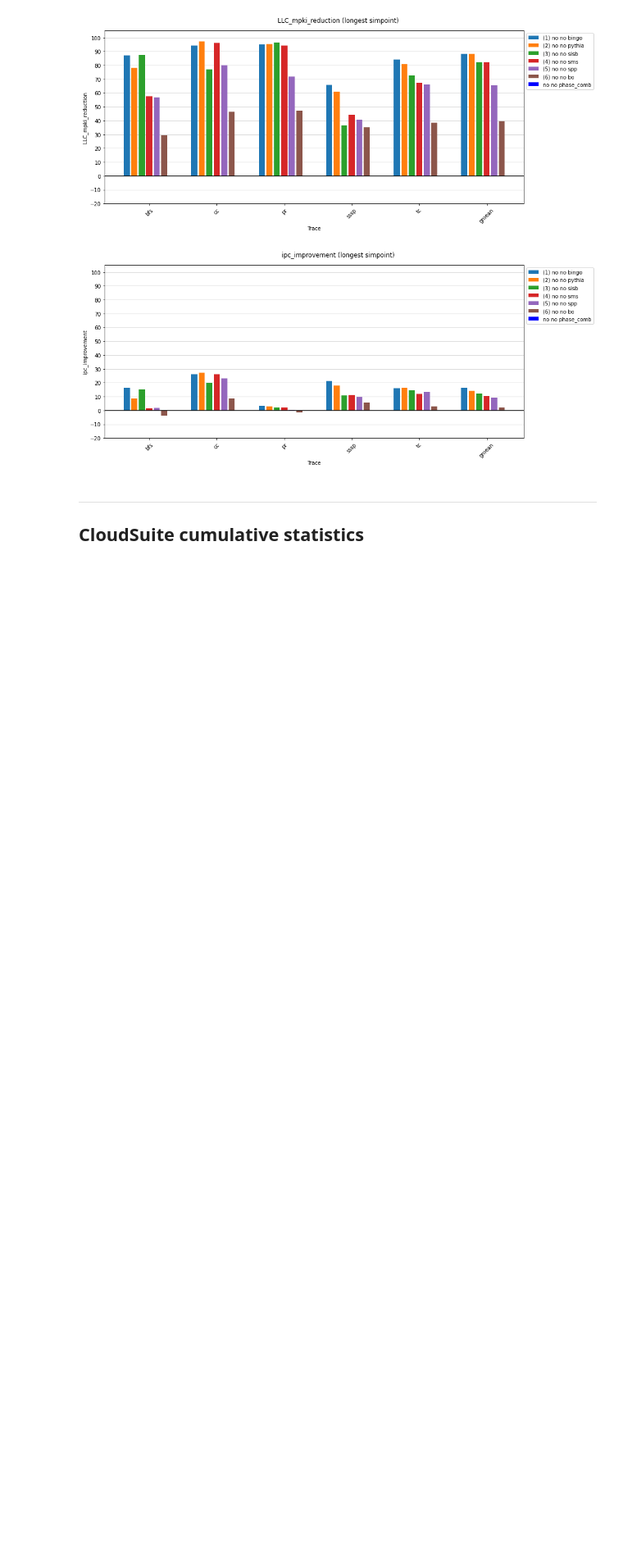
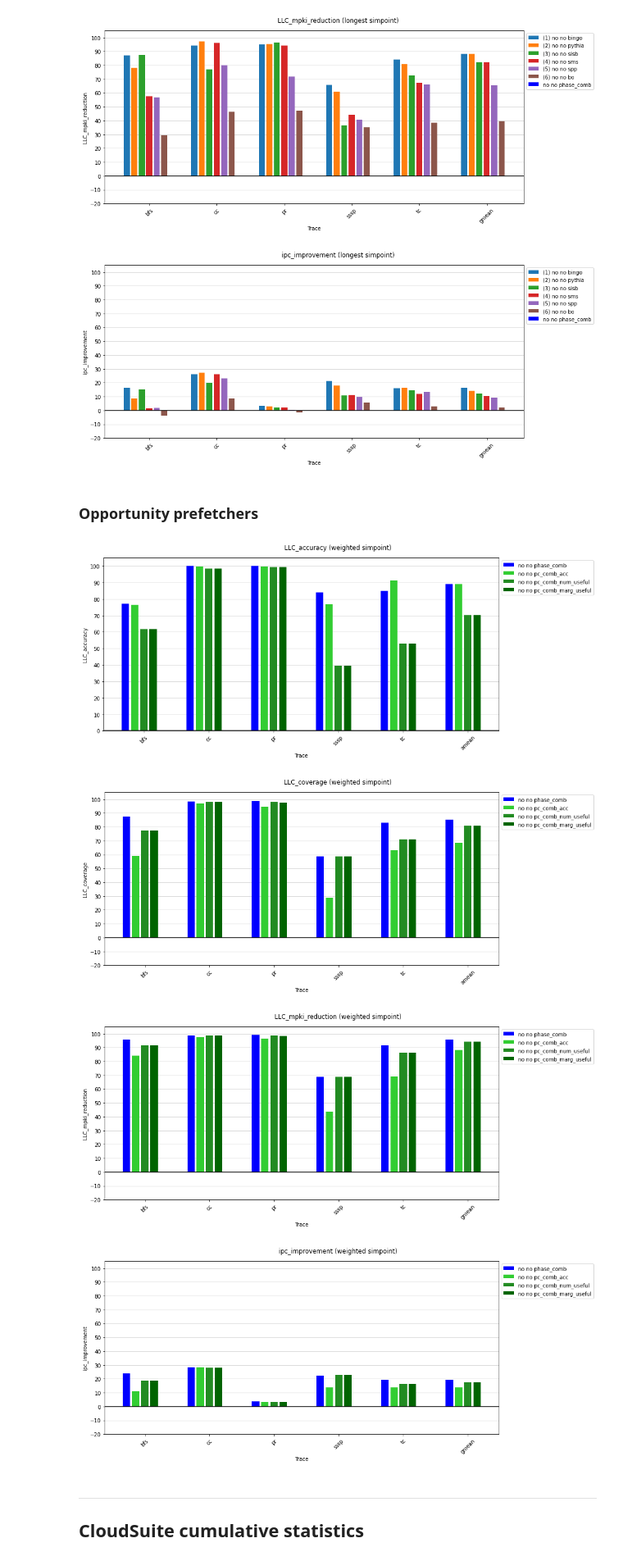
Before and after one commit to cmolder/prefetcher-zoo-analysis, a Jupyter notebook: 20220327-zoo-stats.ipynb, the cells around one changed output. Shown: that part at 82% size. Drawn from its saved outputs; the diff is of its cells as text; code cells hidden in the pictures; blank space fills up the shorter version.

Commit message:
Added GAP opportunity

```diff
--- a/20220327-zoo-stats.ipynb
+++ b/20220327-zoo-stats.ipynb
@@ -341,6 +358,43 @@ plt.savefig('plots/zoo-stats/ipc_improvement_single_gap.pdf')
 # %% [output]
 [figure]
 [figure]
+# %% [markdown]
+### Opportunity prefetchers
+# %%
+dpi = None
+
+# Accuracy
+plot_cumulative_statistics(df, weights, metric='LLC_accuracy', method='weighted',
+                           prefetchers=[],
+                           benchmarks=utils.gap,
+                           ymin=0, ymax=105, dpi=dpi)
+plt.savefig('plots/zoo-stats/accuracy_opportunity_gap.pdf')
+
+# Coverage
+plot_cumulative_statistics(df, weights, metric='LLC_coverage', method='weighted',
+                           prefetchers=[],
+                           benchmarks=utils.gap,
+                           ymin=-20, ymax=105, dpi=dpi)
+plt.savefig('plots/zoo-stats/coverage_opportunity_gap.pdf')
+
+# MPKI reduction
+plot_cumulative_statistics(df, weights, metric='LLC_mpki_reduction', method='weighted',
+                           prefetchers=[],
+                           benchmarks=utils.gap,
+                           ymin=-20, ymax=105, dpi=dpi)
+plt.savefig('plots/zoo-stats/mpki_reduction_opportunity_gap.pdf')
+
+# IPC improvement
+plot_cumulative_statistics(df, weights, metric='ipc_improvement', method='weighted',
+                           prefetchers=[],
+                           benchmarks=utils.gap,
+                           ymin=-20, ymax=105, dpi=dpi)
+plt.savefig('plots/zoo-stats/ipc_improvement_opportunity_gap.pdf')
+# %% [output]
+[figure, added]
+[figure, added]
+[figure, added]
+[figure, added]
 # %% [markdown]
 ---
 ## CloudSuite cumulative statistics
```
Also changed, not shown: parts of 5 cells of this notebook.
